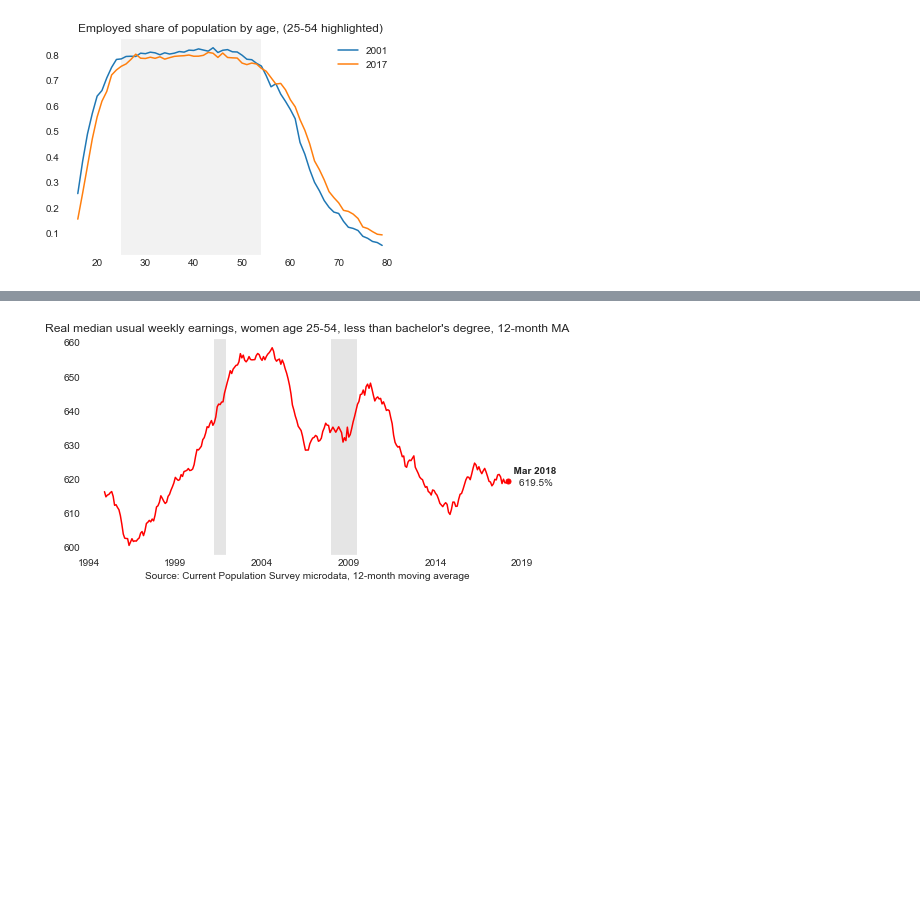
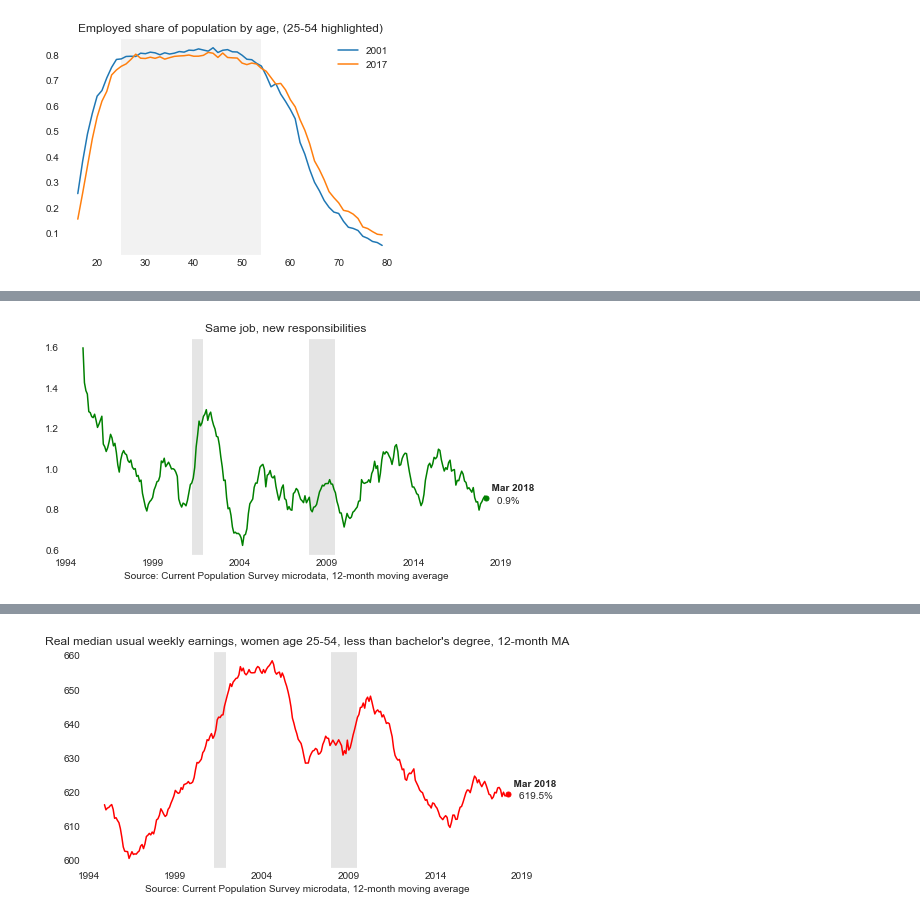
Before and after one commit to bdecon/econ_data, a Jupyter notebook: micro/CPS_Labor_Market_Grapher.ipynb, the cells around one changed output, grey strips where cells are left out. Drawn from its saved outputs; the diff is of its cells as text; code cells hidden in the pictures; blank space fills up the shorter version.

```diff
--- a/micro/CPS_Labor_Market_Grapher.ipynb
+++ b/micro/CPS_Labor_Market_Grapher.ipynb
@@ -182,2 +187,11 @@ labor_mkt_grapher(title, data, 'green')
+# %%
+# Calculate total group size (millions)
+filters = 'PRTAGE > 24 and PRTAGE < 55 and PRDTIND1 == 4'
+calc_type = 'resp'
+title = 'Same job, new responsibilities'
+data = get_cps_data(filters, calc_type)
+labor_mkt_grapher(title, data, 'green')
+# %% [output]
+[figure, added]
 # %%
 # Weekly wage growth
```
Also changed, not shown: parts of 3 cells of this notebook, 3 other files.
